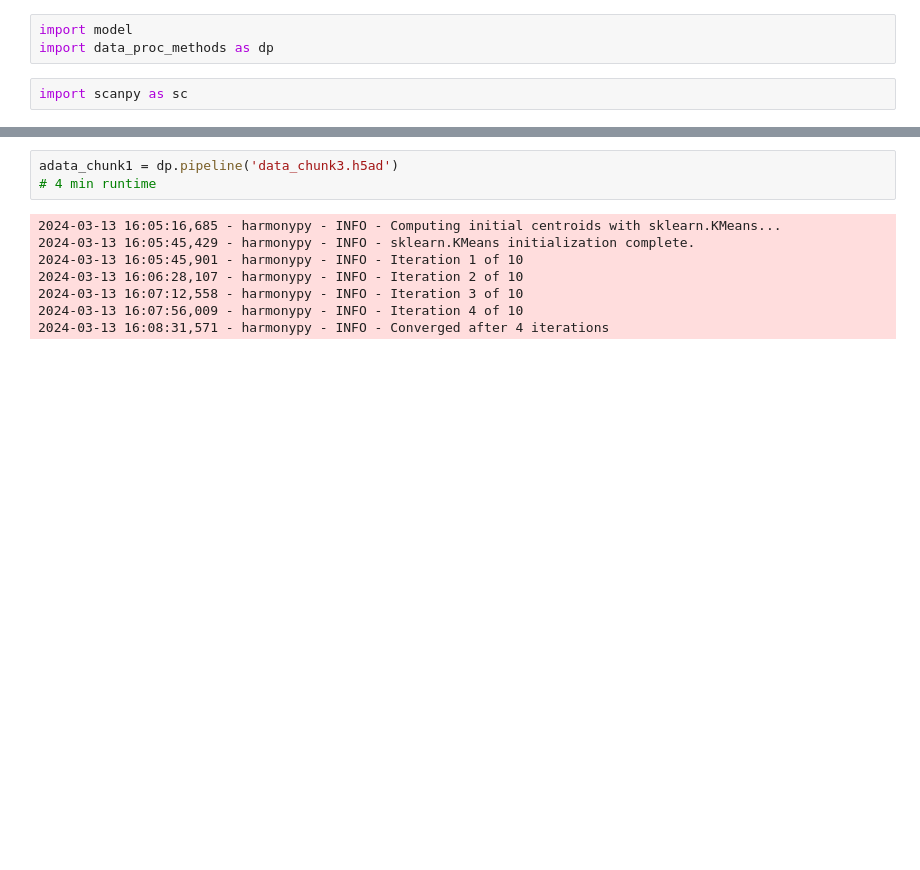
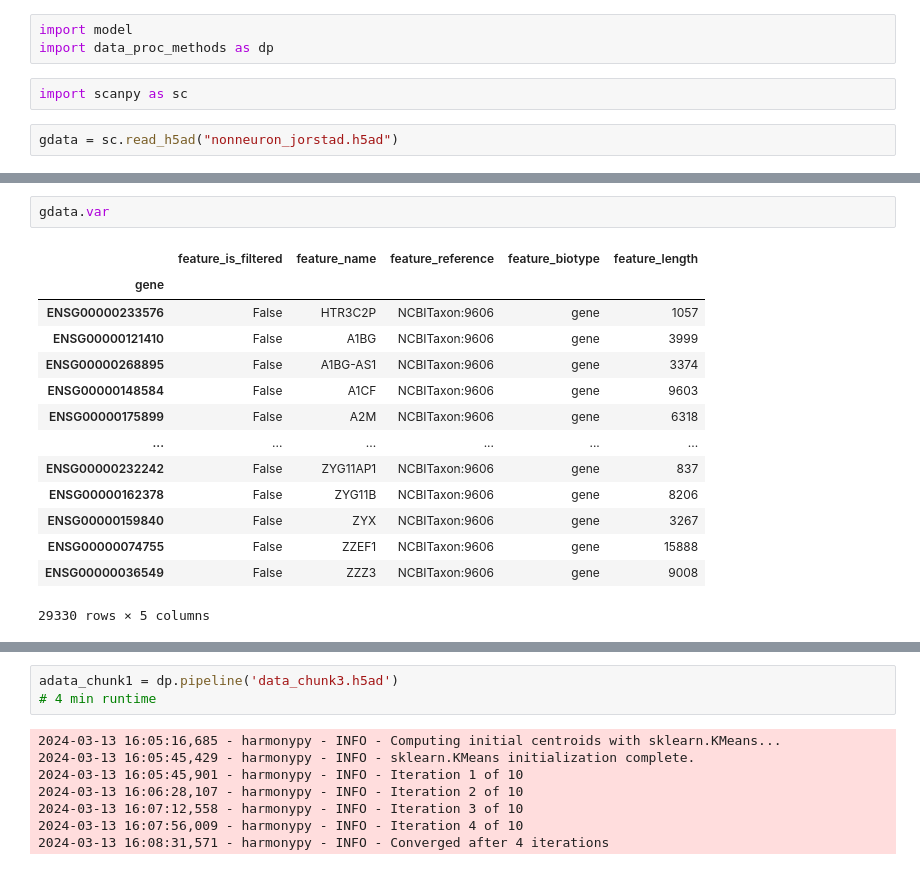
Before and after one commit to jdfld/scRNA_annotation-Thesis-, a Jupyter notebook: Untitled.ipynb, the cells around one changed output, grey strips where cells are left out. Cells and saved outputs as stored; diff of their text form; blank space fills up the shorter version.

```diff
--- a/Untitled.ipynb
+++ b/Untitled.ipynb
@@ -3,3 +3,5 @@ import model
 import data_proc_methods as dp
 # %%
 import scanpy as sc
+# %%
+gdata = sc.read_h5ad("nonneuron_jorstad.h5ad")
@@ -5,0 +27,17 @@ import scanpy as sc
+# %%
+gdata.var
+# %% [output]
+|  | feature_is_filtered | feature_name | feature_reference | feature_biotype | feature_length |
+| gene |  |  |  |  |  |
+| ENSG00000233576 | False | HTR3C2P | NCBITaxon:9606 | gene | 1057 |
+| ENSG00000121410 | False | A1BG | NCBITaxon:9606 | gene | 3999 |
+| ENSG00000268895 | False | A1BG-AS1 | NCBITaxon:9606 | gene | 3374 |
+| ENSG00000148584 | False | A1CF | NCBITaxon:9606 | gene | 9603 |
+| ENSG00000175899 | False | A2M | NCBITaxon:9606 | gene | 6318 |
+| ... | ... | ... | ... | ... | ... |
+| ENSG00000232242 | False | ZYG11AP1 | NCBITaxon:9606 | gene | 837 |
+| ENSG00000162378 | False | ZYG11B | NCBITaxon:9606 | gene | 8206 |
+| ENSG00000159840 | False | ZYX | NCBITaxon:9606 | gene | 3267 |
+| ENSG00000074755 | False | ZZEF1 | NCBITaxon:9606 | gene | 15888 |
+| ENSG00000036549 | False | ZZZ3 | NCBITaxon:9606 | gene | 9008 |
+29330 rows × 5 columns
```
Also changed, not shown: parts of 3 cells of this notebook, 5 other files.
